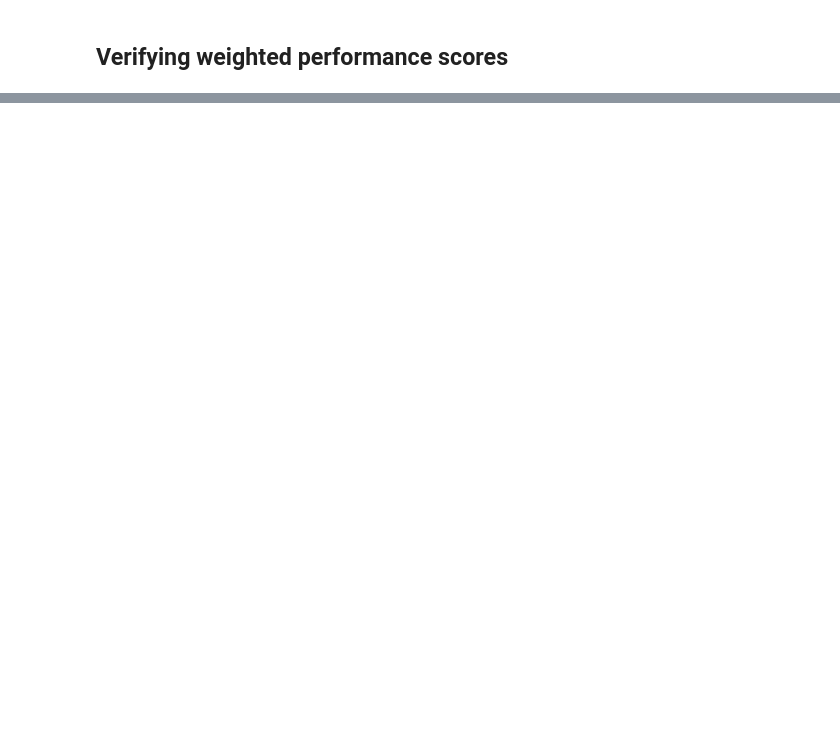
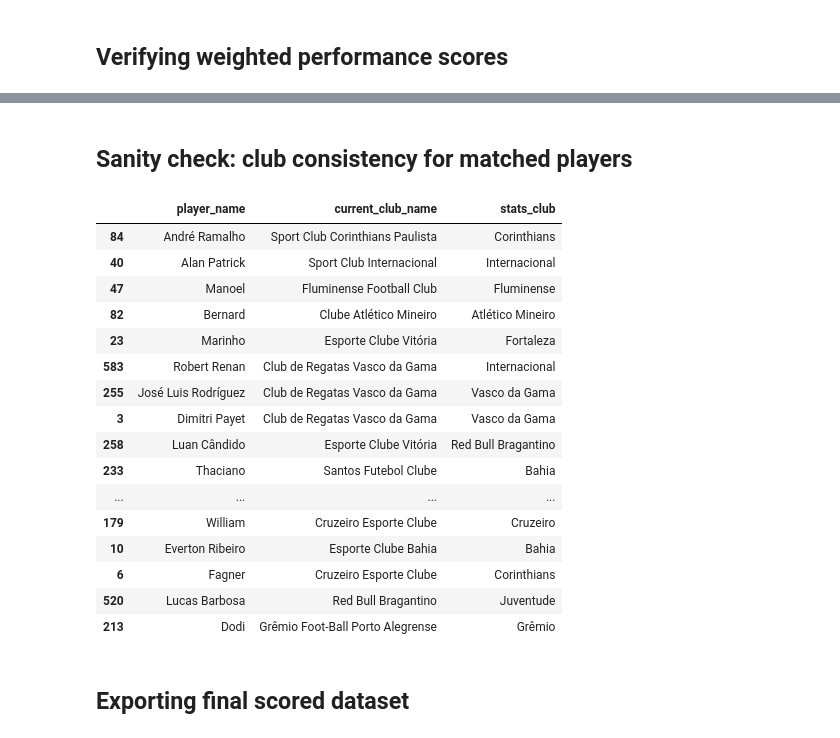
Before and after one commit to joseeduardomarinho28-creator/scouting-project, a Jupyter notebook: notebooks/06_cost_benefit_score.ipynb, the cells around one changed output, grey strips where cells are left out. Saved outputs shown, nothing was run; the diff lists cells and outputs as text; code cells hidden in the pictures; blank space fills up the shorter version.

```diff
--- a/notebooks/06_cost_benefit_score.ipynb
+++ b/notebooks/06_cost_benefit_score.ipynb
@@ -239,0 +363,24 @@ df_outfield[(df_outfield['position_group'] == 'Centre-Back') & ((df_outfield['pl
+# %% [markdown]
+## Sanity check: club consistency for matched players
+# %%
+df_outfield[['player_name', 'current_club_name', 'stats_club']].sample(20)
+# %% [output]
+|  | player_name | current_club_name | stats_club |
+| 84 | André Ramalho | Sport Club Corinthians Paulista | Corinthians |
+| 40 | Alan Patrick | Sport Club Internacional | Internacional |
+| 47 | Manoel | Fluminense Football Club | Fluminense |
+| 82 | Bernard | Clube Atlético Mineiro | Atlético Mineiro |
+| 23 | Marinho | Esporte Clube Vitória | Fortaleza |
+| 583 | Robert Renan | Club de Regatas Vasco da Gama | Internacional |
+| 255 | José Luis Rodríguez | Club de Regatas Vasco da Gama | Vasco da Gama |
+| 3 | Dimitri Payet | Club de Regatas Vasco da Gama | Vasco da Gama |
+| 258 | Luan Cândido | Esporte Clube Vitória | Red Bull Bragantino |
+| 233 | Thaciano | Santos Futebol Clube | Bahia |
+| ... | ... | ... | ... |
+| 179 | William | Cruzeiro Esporte Clube | Cruzeiro |
+| 10 | Everton Ribeiro | Esporte Clube Bahia | Bahia |
+| 6 | Fagner | Cruzeiro Esporte Clube | Corinthians |
+| 520 | Lucas Barbosa | Red Bull Bragantino | Juventude |
+| 213 | Dodi | Grêmio Foot-Ball Porto Alegrense | Grêmio |
+# %% [markdown]
+## Exporting final scored dataset
```
Also changed, not shown: parts of 21 cells of this notebook, 1 other file.
